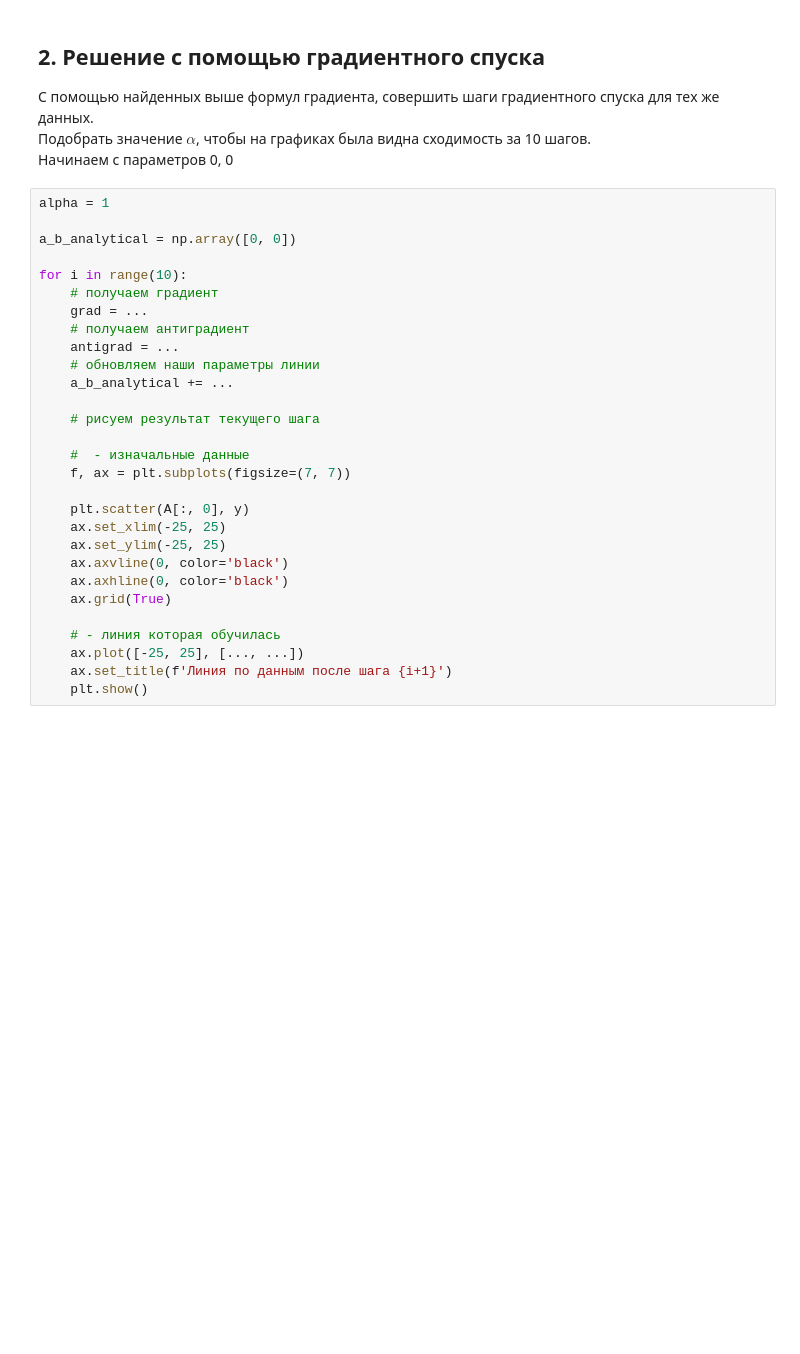
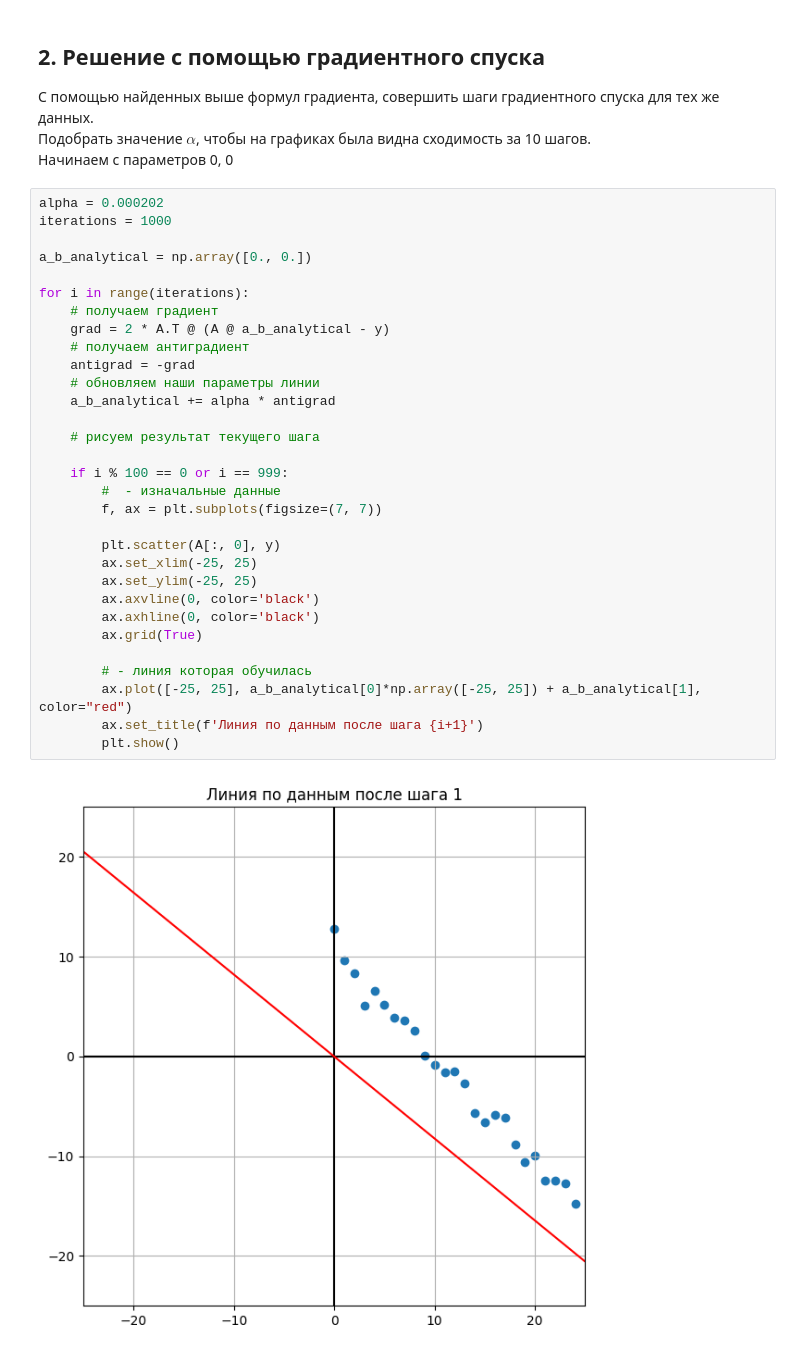
Before and after one commit to cin-tie/lab-aitch, a Jupyter notebook: lab-linear-regression.ipynb, the cells around one changed output. Cells and saved outputs as stored; diff of their text form; blank space fills up the shorter version.

```diff
--- a/lab-linear-regression.ipynb
+++ b/lab-linear-regression.ipynb
@@ -88,31 +113,35 @@ ax.plot([-25, 25], [..., ...])
 С помощью найденных выше формул градиента, совершить шаги градиентного спуска для тех же данных.<br>
 Подобрать значение $\alpha$, чтобы на графиках была видна сходимость за 10 шагов.<br> Начинаем с параметров 0, 0
 # %%
-alpha = 1
+alpha = 0.000202
+iterations = 1000
 
-a_b_analytical = np.array([0, 0])
+a_b_analytical = np.array([0., 0.])
 
-for i in range(10):
+for i in range(iterations):
     # получаем градиент
-    grad = ...
+    grad = 2 * A.T @ (A @ a_b_analytical - y)
     # получаем антиградиент
-    antigrad = ...
+    antigrad = -grad
     # обновляем наши параметры линии
-    a_b_analytical += ...
+    a_b_analytical += alpha * antigrad
 
     # рисуем результат текущего шага
 
-    #  - изначальные данные
-    f, ax = plt.subplots(figsize=(7, 7))
+    if i % 100 == 0 or i == 999:
+        #  - изначальные данные
+        f, ax = plt.subplots(figsize=(7, 7))
 
-    plt.scatter(A[:, 0], y)
-    ax.set_xlim(-25, 25)
-    ax.set_ylim(-25, 25)
-    ax.axvline(0, color='black')
-    ax.axhline(0, color='black')
-    ax.grid(True)
+        plt.scatter(A[:, 0], y)
+        ax.set_xlim(-25, 25)
+        ax.set_ylim(-25, 25)
+        ax.axvline(0, color='black')
+        ax.axhline(0, color='black')
+        ax.grid(True)
 
-    # - линия которая обучилась
-    ax.plot([-25, 25], [..., ...])
-    ax.set_title(f'Линия по данным после шага {i+1}')
-    plt.show()
+        # - линия которая обучилась
+        ax.plot([-25, 25], a_b_analytical[0]*np.array([-25, 25]) + a_b_analytical[1], color="red")
+        ax.set_title(f'Линия по данным после шага {i+1}')
+        plt.show()
+# %% [output]
+[figure, added]
```
Also changed, not shown: parts of 9 cells of this notebook, 1 other file.
